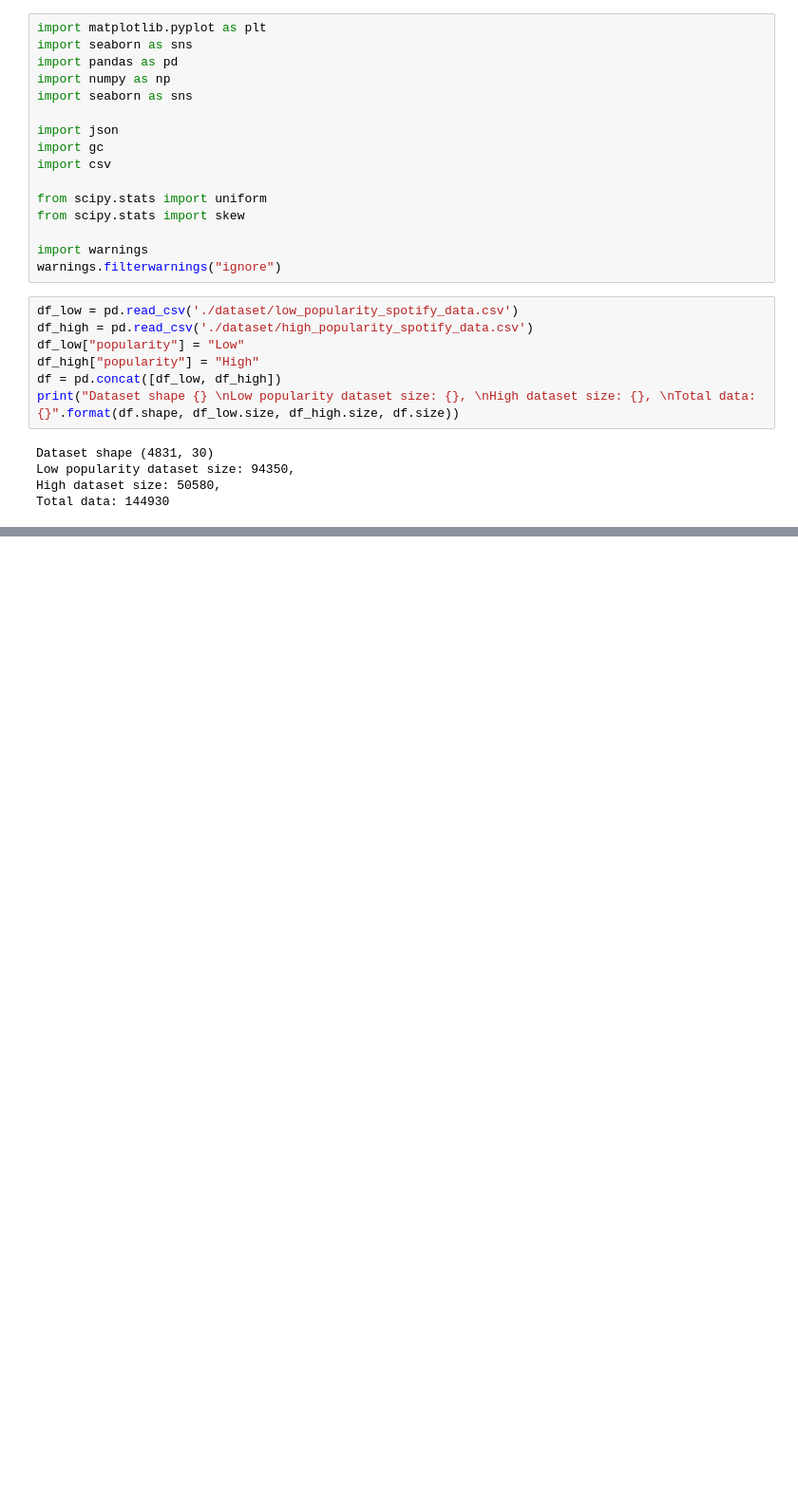
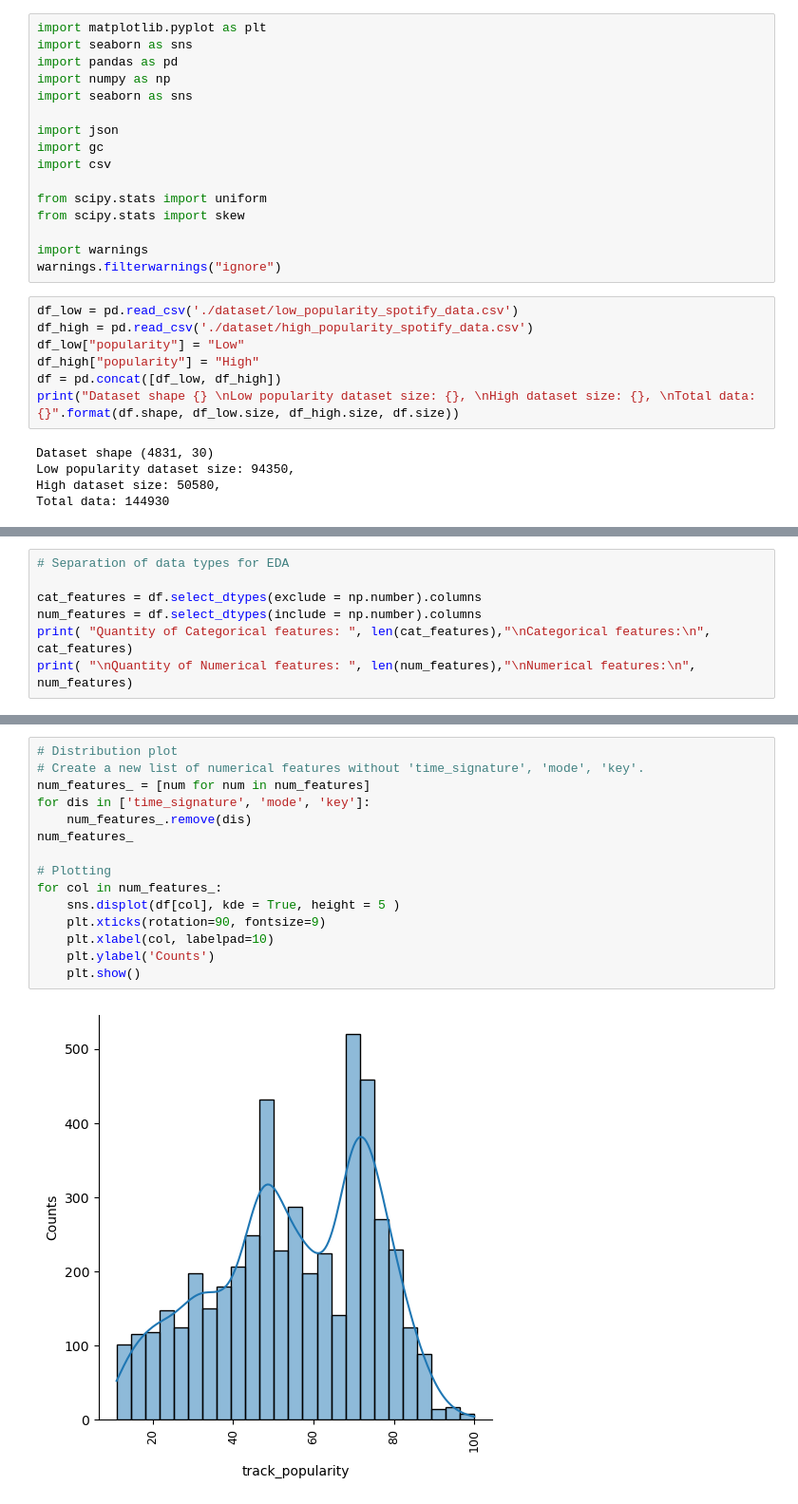
Before and after one commit to yonkeenn/EDA, a Jupyter notebook: EDA.ipynb, the cells around one changed output, grey strips where cells are left out. Shown: that part at 95% size. Cells and saved outputs as stored; diff of their text form; blank space fills up the shorter version.

```diff
--- a/EDA.ipynb
+++ b/EDA.ipynb
@@ -28,0 +229,7 @@ Total data: 144930
+# %%
+# Separation of data types for EDA
+
+cat_features = df.select_dtypes(exclude = np.number).columns
+num_features = df.select_dtypes(include = np.number).columns
+print( "Quantity of Categorical features: ", len(cat_features),"\nCategorical features:\n", cat_features)
+print( "\nQuantity of Numerical features: ", len(num_features),"\nNumerical features:\n", num_features)
@@ -28,0 +300,17 @@ Total data: 144930
+# %%
+# Distribution plot
+# Create a new list of numerical features without 'time_signature', 'mode', 'key'.
+num_features_ = [num for num in num_features]
+for dis in ['time_signature', 'mode', 'key']:
+    num_features_.remove(dis)
+num_features_
+
+# Plotting
+for col in num_features_:
+    sns.displot(df[col], kde = True, height = 5 )
+    plt.xticks(rotation=90, fontsize=9)
+    plt.xlabel(col, labelpad=10)
+    plt.ylabel('Counts')
+    plt.show()
+# %% [output]
+[figure, added]
```
Also changed, not shown: parts of 35 cells of this notebook.
